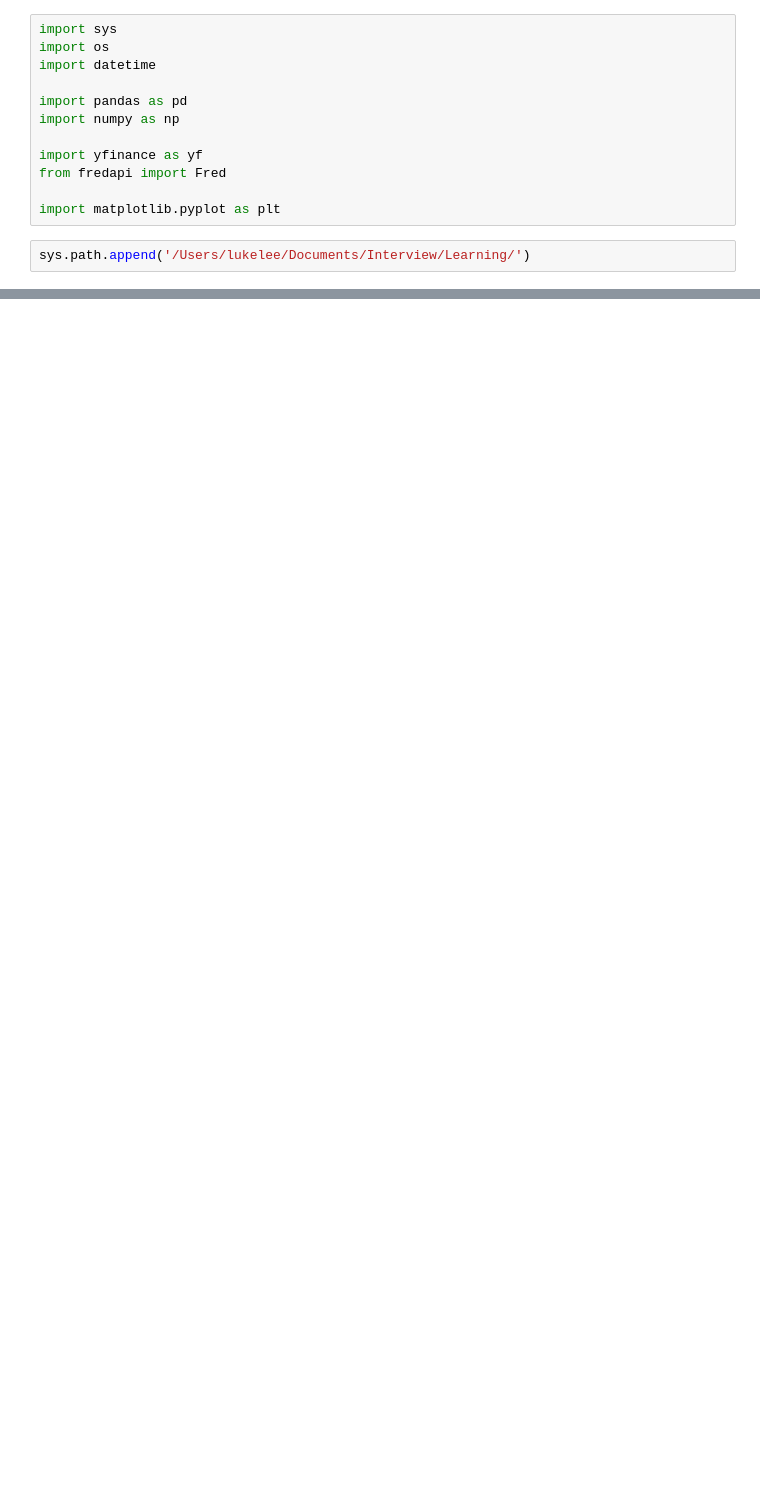
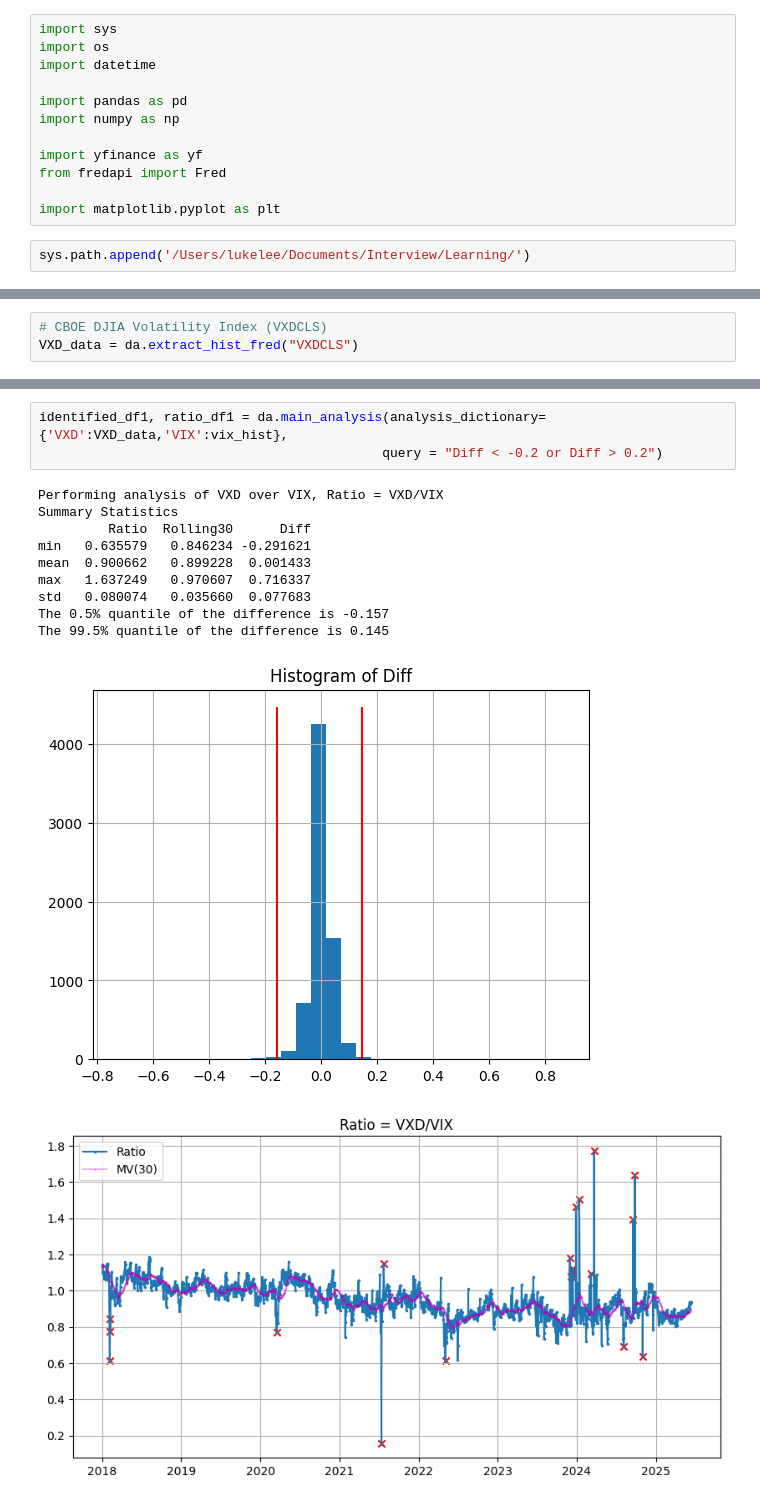
Before and after one commit to always-keep-trying/options_trading, a Jupyter notebook: code/Finding_an_Edge.ipynb, the cells around one changed output, grey strips where cells are left out. Cells and saved outputs as stored; diff of their text form; blank space fills up the shorter version.

```diff
--- a/code/Finding_an_Edge.ipynb
+++ b/code/Finding_an_Edge.ipynb
@@ -307,0 +95,3 @@ VXNCLS_data = pd.DataFrame(fred.get_series("VXNCLS"),columns=['Close'])
+# %%
+# CBOE DJIA Volatility Index (VXDCLS)
+VXD_data = da.extract_hist_fred("VXDCLS")
@@ -307,0 +117,15 @@ VXNCLS_data = pd.DataFrame(fred.get_series("VXNCLS"),columns=['Close'])
+# %%
+identified_df1, ratio_df1 = da.main_analysis(analysis_dictionary={'VXD':VXD_data,'VIX':vix_hist},
+                                            query = "Diff < -0.2 or Diff > 0.2")
+# %% [output]
+Performing analysis of VXD over VIX, Ratio = VXD/VIX
+Summary Statistics
+         Ratio  Rolling30      Diff
+min   0.635579   0.846234 -0.291621
+mean  0.900662   0.899228  0.001433
+max   1.637249   0.970607  0.716337
+std   0.080074   0.035660  0.077683
+The 0.5% quantile of the difference is -0.157
+The 99.5% quantile of the difference is 0.145
+[figure, added]
+[figure, added]
```
Also changed, not shown: parts of 51 cells of this notebook.
